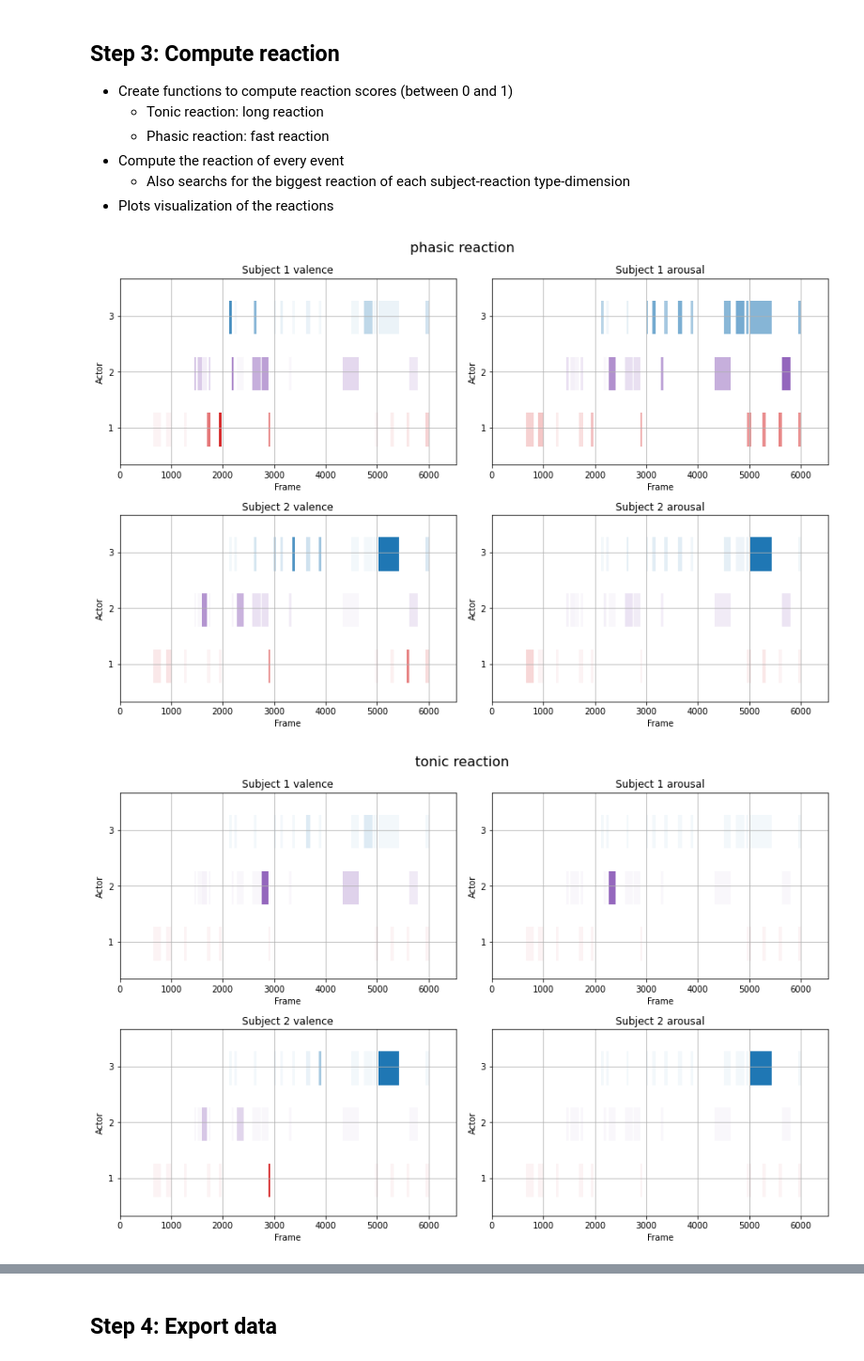
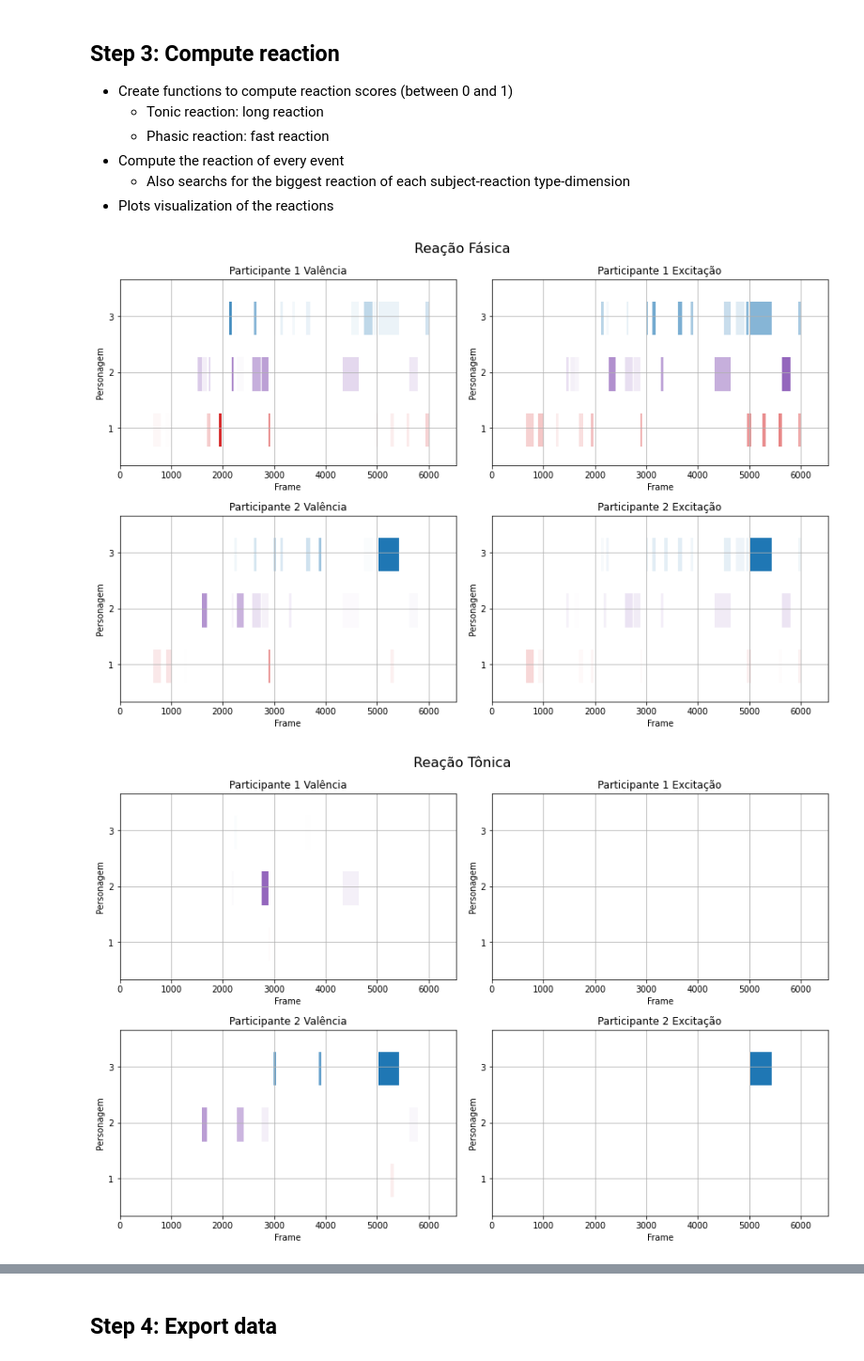
Before and after one commit to EltonCN/Emotion-estimation-applied-to-storytelling-reaction, a Jupyter notebook: analysis.ipynb, the cells around one changed output, grey strips where cells are left out. Shown at 94% size. Saved outputs shown, nothing was run; the diff lists cells and outputs as text; code cells hidden in the pictures.

```diff
--- a/analysis.ipynb
+++ b/analysis.ipynb
@@ -57,7 +57,7 @@ for i in range(2):
 
     data["valence"].append(np.ndarray(n_frame))
     data["arousal"].append(np.ndarray(n_frame))
-    data["expression"].append(np.ndarray(n_frame, dtype=str))
+    data["expression"].append(np.ndarray(n_frame, dtype=np.dtype('U8')))
 
     line_index = 0
 
@@ -305,10 +328,10 @@ for i in range(counts.shape[0]):
 
 fig, ax = plt.subplots()
 
-plt.title("Events")
+plt.title("Eventos")
 
 ax.set_xlabel('Frame')
-ax.set_ylabel('Actor')
+ax.set_ylabel('Personagem')
 
 ax.set_ylim(0, 50)
 ax.set_xlim(0, last_frame)
@@ -361,10 +384,10 @@ for event_id in list(data["event"].keys()):
 
 fig, ax = plt.subplots()
 
-plt.title("Events - Filtered")
+plt.title("Eventos - Filtrado")
 
 ax.set_xlabel('Frame')
-ax.set_ylabel('Actor')
+ax.set_ylabel('Personagem')
 
 ax.set_ylim(0, 50)
 ax.set_xlim(0, last_frame)
@@ -570,47 +601,59 @@ for reaction_type in ["phasic", "tonic"]:
 
             dimension = ["valence", "arousal"][j]
 
-            ax[i][j].set_title("Subject "+str(i+1) + " " + dimension)
+            dimension_name = ""
+            if dimension == "valence":
+                dimension_name = "Valência"
+            else:
+                dimension_name = "Excitação"
+
+            ax[i][j].set_title("Participante "+str(i+1) + " " + dimension_name)
 
             ax[i][j].set_xlabel('Frame')
-            ax[i][j].set_ylabel('Actor')
+            ax[i][j].set_ylabel('Personagem')
 
             ax[i][j].set_ylim(0, 50)
             ax[i][j].set_xlim(0, last_frame)
 
             ax[i][j].set_yticks([10, 25, 40])
             ax[i][j].set_yticklabels(['1', '2', '3'])
             ax[i][j].grid(True)
 
             for event_id in data["event"]:
                 event = data["event"][event_id]
 
                 if event["actor_id"] == 0:
                     line_range = (5,9)
                     color = "red"
                 elif event["actor_id"] == 1:
                     line_range = (20,9)
                     color = "purple"
                 else:
                     line_range = (35,9)
                     color = "blue"
 
                 start = event["start"]
                 duration = event["end"]-start
 
-                alpha = abs(event[reaction_type+"_reaction"][i][dimension])/abs(data["max_reaction"][reaction_type][dimension][i]["reaction"])
+
+                alpha = abs(event[reaction_type+"_reaction"][i][dimension])/max(abs(data["max_reaction"][reaction_type][dimension][i]["reaction"]), 0.001)
                 alpha *= alpha
 
-                ax[i][j].broken_barh([(start, duration)], line_range, facecolors=('tab:'+color), alpha=max(alpha, 0.05))
+                ax[i][j].broken_barh([(start, duration)], line_range, facecolors=('tab:'+color), alpha=max(alpha, 0))
 
+    reaction_name = ""
+    if reaction_type == "phasic":
+        reaction_name = "Fásica"
+    else:
+        reaction_name = "Tônica"
 
-    fig.suptitle(reaction_type+" reaction", fontsize=16)
+    fig.suptitle("Reação "+reaction_name, fontsize=16)
 
     plt.show()
-    fig.savefig("Results/"+reaction_type+" reaction.png", facecolor='white', transparent=False )
+    fig.savefig("Results/"+reaction_type+" events reaction.png", facecolor='white', transparent=False )
 # %% [output]
-[figure, old version]
+[figure, new version]
-[figure, old version]
+[figure, new version]
 # %%
 data["max_reaction"]
 
```
Also changed, not shown: parts of 12 cells of this notebook, 22 other files.
